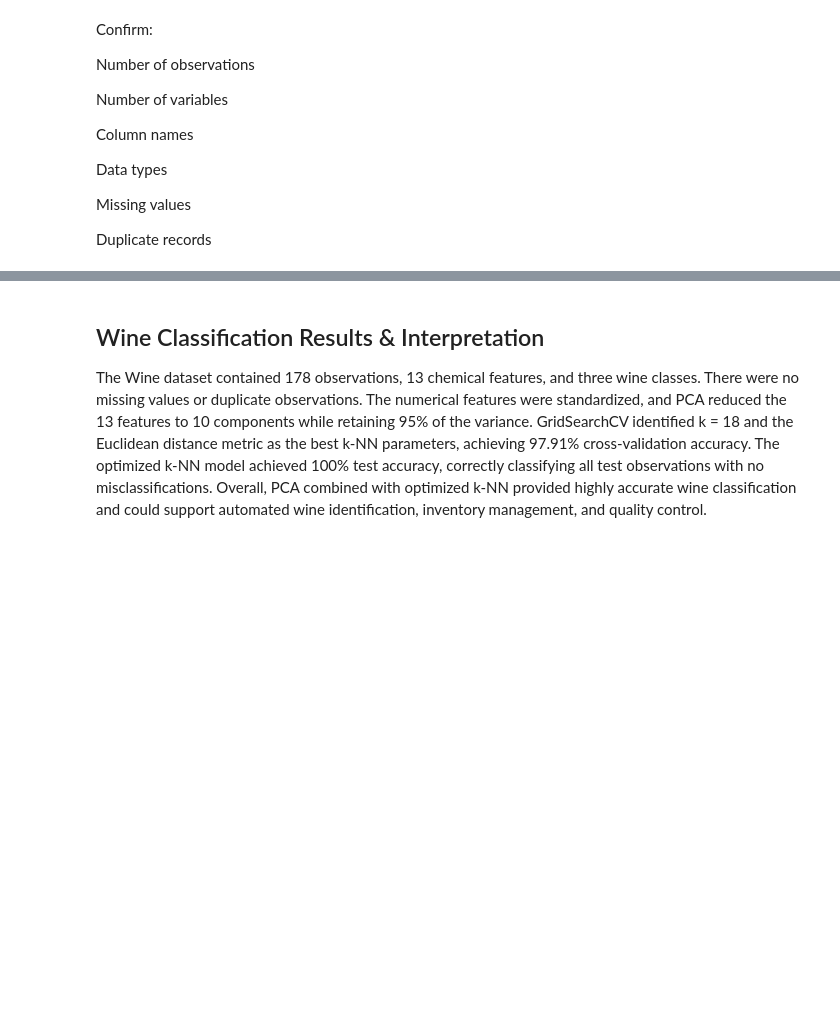
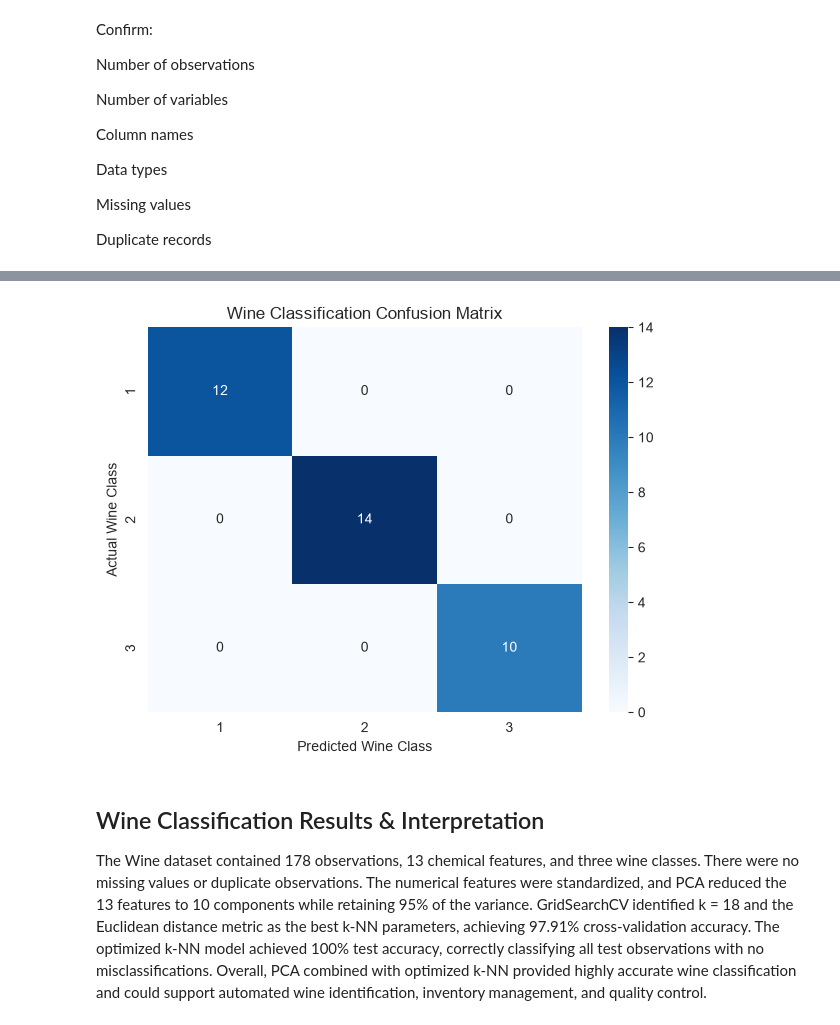
Before and after one commit to Francis1690/DataVine_Analytcs_Group_15_Lab, a Jupyter notebook: DataVine_Analytics_Summative_Lab.ipynb, the cells around one changed output, grey strips where cells are left out. Drawn from its saved outputs; the diff is of its cells as text; code cells hidden in the pictures; blank space fills up the shorter version.

```diff
--- a/DataVine_Analytics_Summative_Lab.ipynb
+++ b/DataVine_Analytics_Summative_Lab.ipynb
@@ -252,16 +345,12 @@ plt.show()
 # %%
-#Tuning the KNN-Model
+# Tuning the KNN-Model
 knn = KNeighborsClassifier()
 param_grid = {
     "n_neighbors": range(1, 21),
-    "metric": ["euclidean", "manhattan", "minkowski"]
+    "metric": ["euclidean", "manhattan", "minkowski"],
 }
 grid_search = GridSearchCV(
-    estimator=knn,
-    param_grid=param_grid,
-    cv=5,
-    scoring="accuracy",
-    n_jobs=-1
+    estimator=knn, param_grid=param_grid, cv=5, scoring="accuracy", n_jobs=-1
 )
 grid_search.fit(X_train_pca, y_train)
 print("Best parameters:")
@@ -289,19 +399,21 @@ print(classification_report(
 # %%
-#Confusion Matrix-Visualizing Classification Results above
+# Confusion Matrix-Visualizing Classification Results above
 cm = confusion_matrix(y_test, y_pred)
 plt.figure(figsize=(7, 5))
 sns.heatmap(
     cm,
     annot=True,
     fmt="d",
     cmap="Blues",
-    xticklabels=label_encoder.classes_,
-    yticklabels=label_encoder.classes_
+    xticklabels=label_encoder.classes_.tolist(),
+    yticklabels=label_encoder.classes_.tolist(),
 )
 plt.title("Wine Classification Confusion Matrix")
 plt.xlabel("Predicted Wine Class")
 plt.ylabel("Actual Wine Class")
 plt.show()
+# %% [output]
+[figure, added]
 # %% [markdown]
 ## Wine Classification Results & Interpretation
 The Wine dataset contained 178 observations, 13 chemical features, and three wine classes. There were no missing values or duplicate observations.
```
Also changed, not shown: parts of 45 cells of this notebook.
